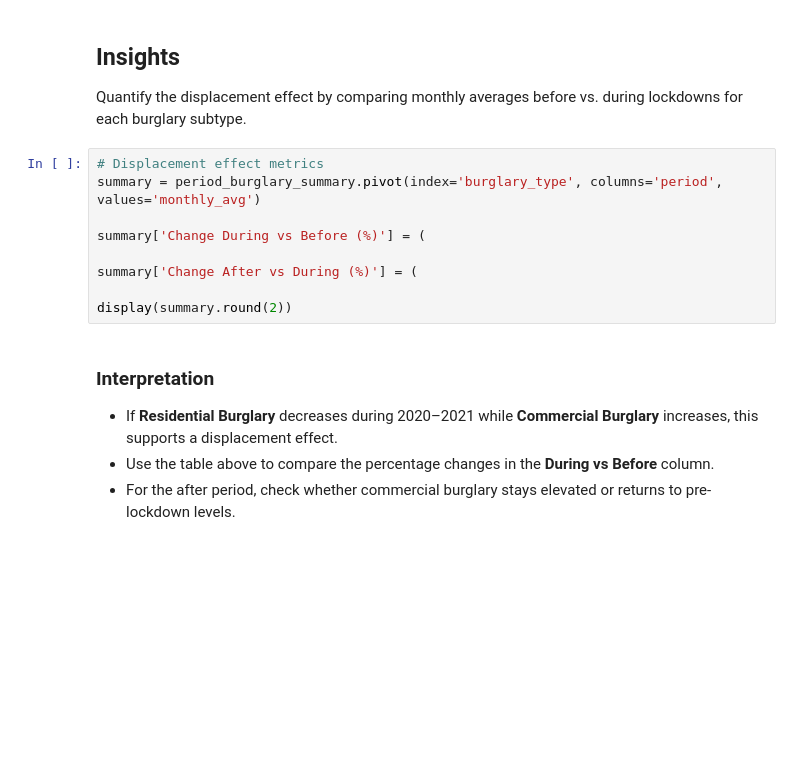
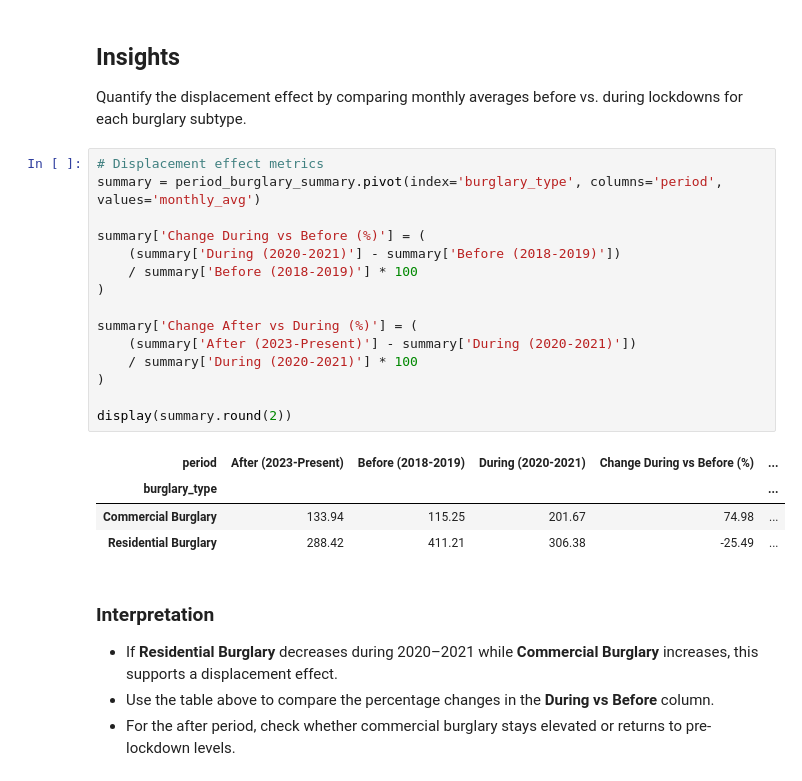
Before and after one commit to dustinober1/Philadelphia-Crime-Incidents-Analysis, a Jupyter notebook: notebooks/covid_lockdown_crime_landscape.ipynb, the cells around one changed output. Drawn from its saved outputs; the diff is of its cells as text; blank space fills up the shorter version.

```diff
--- a/notebooks/covid_lockdown_crime_landscape.ipynb
+++ b/notebooks/covid_lockdown_crime_landscape.ipynb
@@ -195,12 +312,23 @@ Quantify the displacement effect by comparing monthly averages before vs. during
 # %%
 # Displacement effect metrics
 summary = period_burglary_summary.pivot(index='burglary_type', columns='period', values='monthly_avg')
 
 summary['Change During vs Before (%)'] = (
+    (summary['During (2020-2021)'] - summary['Before (2018-2019)'])
+    / summary['Before (2018-2019)'] * 100
+)
 
 summary['Change After vs During (%)'] = (
+    (summary['After (2023-Present)'] - summary['During (2020-2021)'])
+    / summary['During (2020-2021)'] * 100
+)
 
 display(summary.round(2))
+# %% [output]
+| period | After (2023-Present) | Before (2018-2019) | During (2020-2021) | Change During vs Before (%) | ... |
+| burglary_type |  |  |  |  | ... |
+| Commercial Burglary | 133.94 | 115.25 | 201.67 | 74.98 | ... |
+| Residential Burglary | 288.42 | 411.21 | 306.38 | -25.49 | ... |
 # %% [markdown]
 ### Interpretation
 - If **Residential Burglary** decreases during 2020–2021 while **Commercial Burglary** increases, this supports a displacement effect.
```
Also changed, not shown: parts of 7 cells of this notebook.
